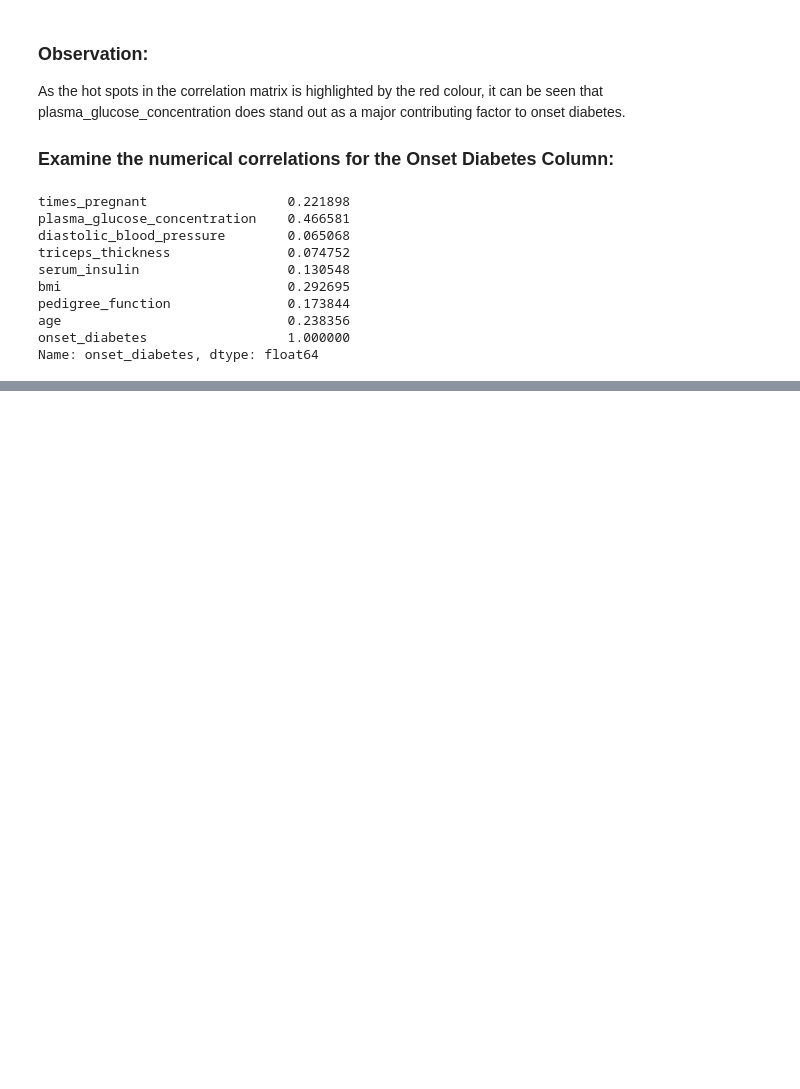
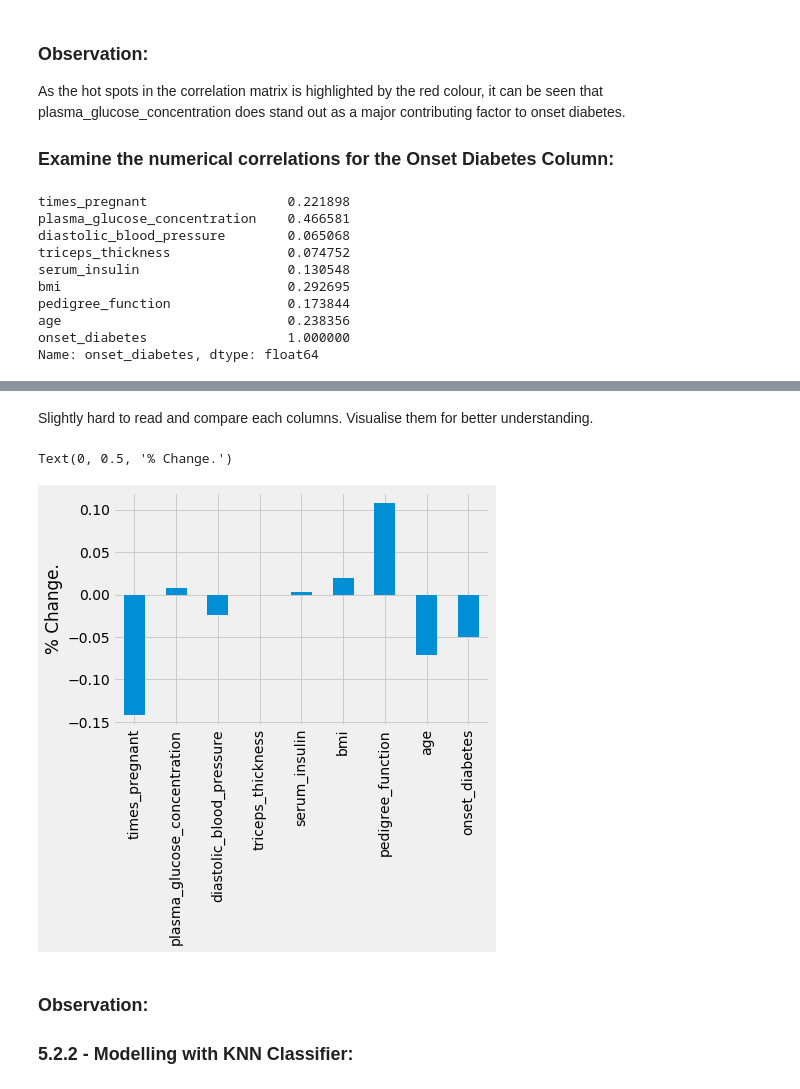
Before and after one commit to ylee9107/FeatureEngineering_myLearning, a Jupyter notebook: 1 - Feature Improvements/Feature Improvement.ipynb, the cells around one changed output, grey strips where cells are left out. Cells and saved outputs as stored; diff of their text form; code cells hidden in the pictures; blank space fills up the shorter version.

```diff
--- a/1 - Feature Improvements/Feature Improvement.ipynb
+++ b/1 - Feature Improvements/Feature Improvement.ipynb
@@ -206,0 +261,11 @@ From these, it can be said that these three features are important factors towar
+# %%
+col_names = list(pima_diabetes_dat.columns)
+
+potential_missingValue_col = []
+
+for col in col_names:
+    if ( pima_diabetes_dat.describe()[col][3] == 0 ):
+        potential_missingValue_col.append(pima_diabetes_dat.describe()[col].name)
+
+print("Here are the potential columns with missing data for the 'min' row: \t")
+potential_missingValue_col
@@ -206,0 +297,5 @@ From these, it can be said that these three features are important factors towar
+# %%
+# Remove the unwanted columns from the list of potentials:
+potential_missingValue_col.remove('times_pregnant')
+potential_missingValue_col.remove('onset_diabetes')
+potential_missingValue_col
@@ -206,0 +310,4 @@ From these, it can be said that these three features are important factors towar
+# %%
+# Loop through the zeros and change them to 'None':
+for col in potential_missingValue_col:
+    pima_diabetes_dat[col].replace([0], [None], inplace = True)
@@ -206,0 +382,3 @@ From these, it can be said that these three features are important factors towar
+# %%
+# Drop the rows with missing values:
+pima_diabetes_dat_dropped = pima_diabetes_dat.dropna()
@@ -206,0 +442,18 @@ From these, it can be said that these three features are important factors towar
+# %% [markdown]
+Slightly hard to read and compare each columns. Visualise them for better understanding.
+# %%
+# Find the Percentage (%) change in means:
+percent_chg_mean = (pima_diabetes_dat_dropped.mean() - pima_diabetes_dat.mean()) / pima_diabetes_dat.mean()
+
+# Visualise:
+ax = percent_chg_mean.plot(kind = 'bar')
+title = 'Percentage (%) change in means'
+ax.set_ylabel('% Change.')
+# %% [output]
+Text(0, 0.5, '% Change.')
+[figure, added]
+# %% [markdown]
+### Observation:
+
+
+### 5.2.2 - Modelling with KNN Classifier:
```
Also changed, not shown: parts of 28 cells of this notebook.
